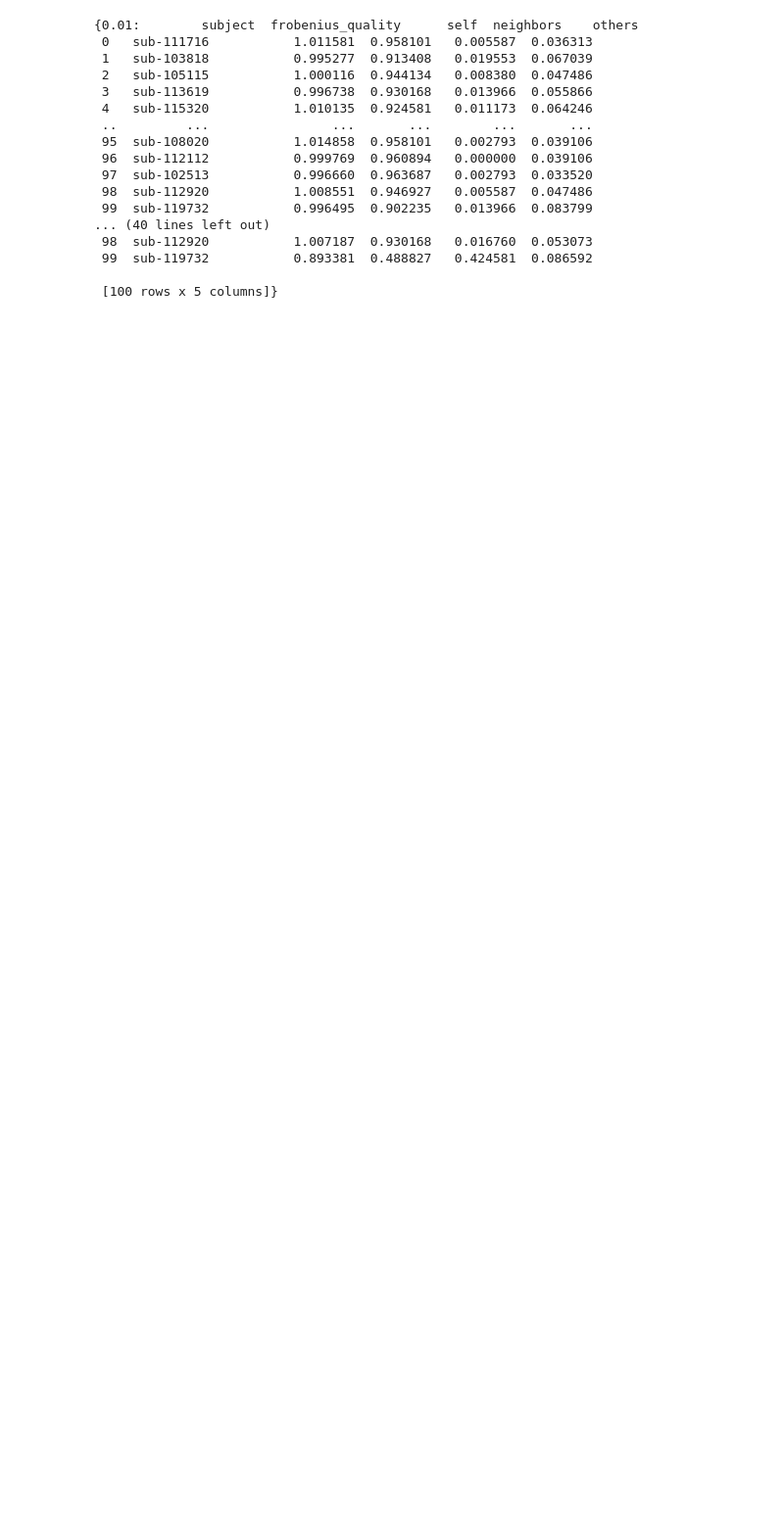
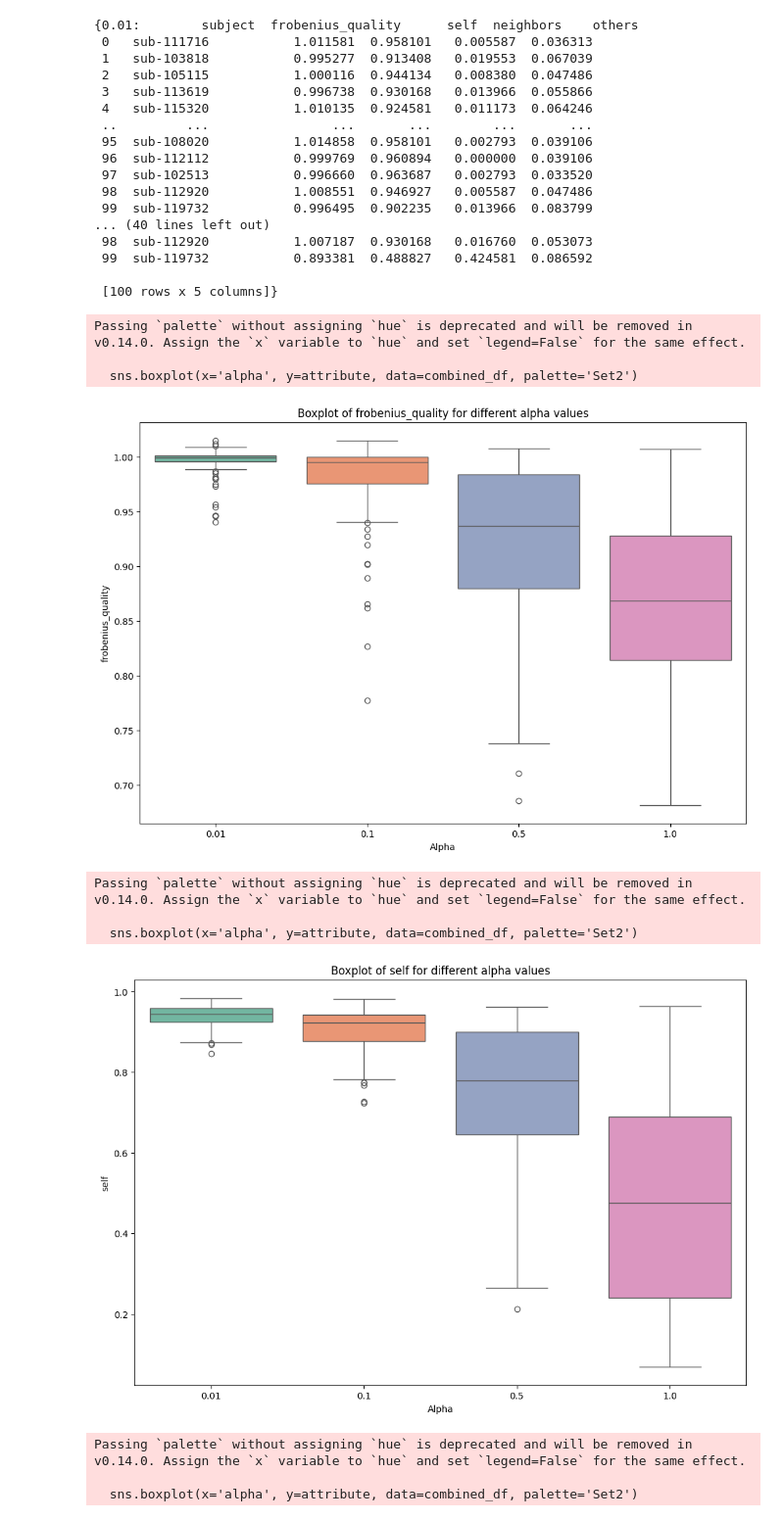
Before and after one commit to Lasse-mohr/matching_graphs_bare, a Jupyter notebook: results/results_fugw/fugw_evaluation.ipynb, the cells around one changed output. Shown: that part at 98% size. Drawn from its saved outputs; the diff is of its cells as text; code cells hidden in the pictures; blank space fills up the shorter version.

```diff
--- a/results/results_fugw/fugw_evaluation.ipynb
+++ b/results/results_fugw/fugw_evaluation.ipynb
@@ -67,5 +96,17 @@ def plot_boxplots_by_alpha(data_dict, attributes):
 # attributes = ['frobenius_quality', 'self', 'neighbors', 'others']
 # plot_boxplots_by_alpha(data_dict, attributes)
 # %%
-attributes = collated_results[0.01].columns
-plot_boxplots_by_alpha(collated_results, attributes)
+attributes = collated_results[0.01].columns[1:]
+plot_boxplots_by_attribute(collated_results, attributes)
+# %% [output]
+Passing `palette` without assigning `hue` is deprecated and will be removed in v0.14.0. Assign the `x` variable to `hue` and set `legend=False` for the same effect.
+
+  sns.boxplot(x='alpha', y=attribute, data=combined_df, palette='Set2')
+[figure, added]
+Passing `palette` without assigning `hue` is deprecated and will be removed in v0.14.0. Assign the `x` variable to `hue` and set `legend=False` for the same effect.
+
+  sns.boxplot(x='alpha', y=attribute, data=combined_df, palette='Set2')
+[figure, added]
+Passing `palette` without assigning `hue` is deprecated and will be removed in v0.14.0. Assign the `x` variable to `hue` and set `legend=False` for the same effect.
+
+  sns.boxplot(x='alpha', y=attribute, data=combined_df, palette='Set2')
```
Also changed, not shown: parts of 2 cells of this notebook, 5 other files.
